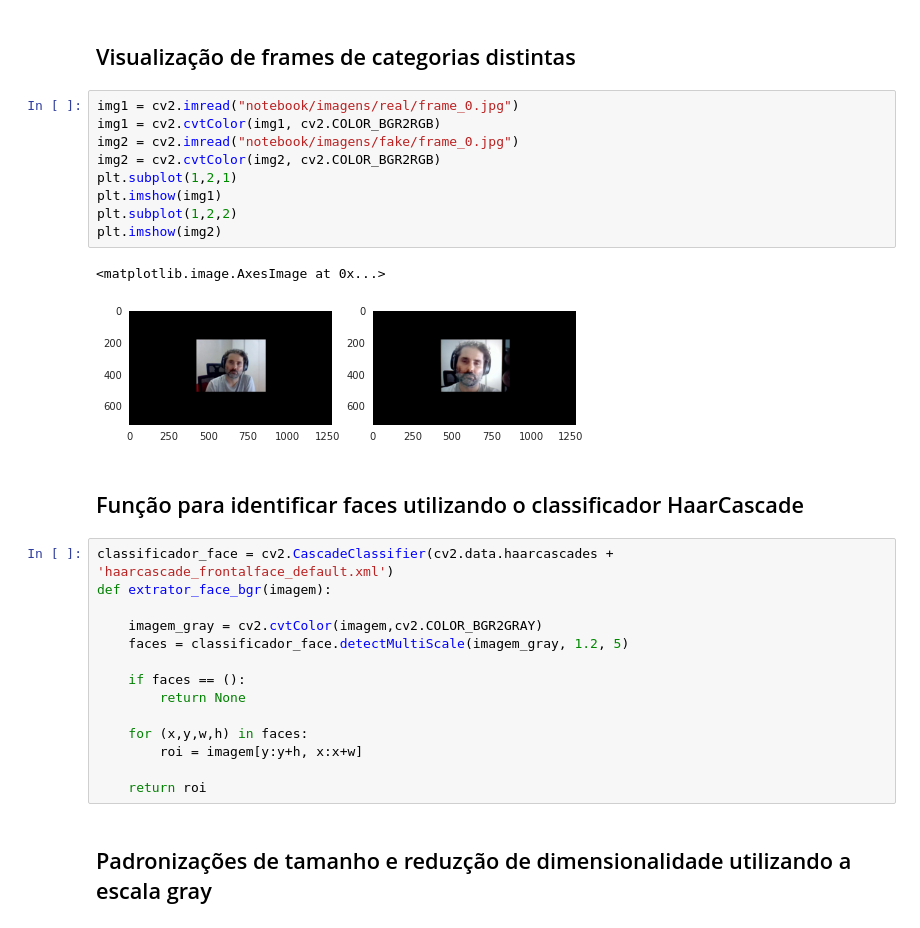
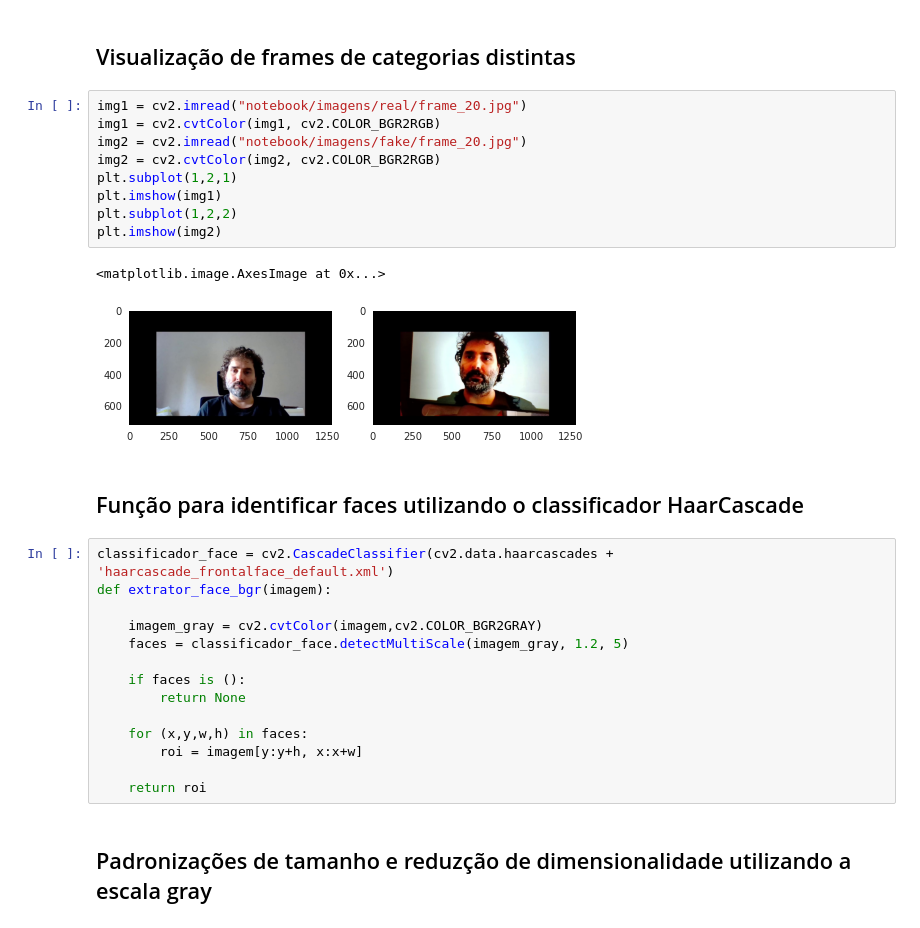
Before and after one commit to michaeldouglas/mba_IA_ML-proj_int-grupo_b, a Jupyter notebook: Python/trabalho_visao_computacional/notebook/deteccao-liveness-notebook.ipynb, the cells around one changed output. Drawn from its saved outputs; the diff is of its cells as text.

```diff
--- a/Python/trabalho_visao_computacional/notebook/deteccao-liveness-notebook.ipynb
+++ b/Python/trabalho_visao_computacional/notebook/deteccao-liveness-notebook.ipynb
@@ -190,17 +276,17 @@ True
 # %% [markdown]
 ## Visualização de frames de categorias distintas
 # %%
-img1 = cv2.imread("notebook/imagens/real/frame_0.jpg")
+img1 = cv2.imread("notebook/imagens/real/frame_20.jpg")
 img1 = cv2.cvtColor(img1, cv2.COLOR_BGR2RGB)
-img2 = cv2.imread("notebook/imagens/fake/frame_0.jpg")
+img2 = cv2.imread("notebook/imagens/fake/frame_20.jpg")
 img2 = cv2.cvtColor(img2, cv2.COLOR_BGR2RGB)
 plt.subplot(1,2,1)
 plt.imshow(img1)
 plt.subplot(1,2,2)
 plt.imshow(img2)
 # %% [output]
 <matplotlib.image.AxesImage at 0x...>
-[figure, old version]
+[figure, new version]
 # %% [markdown]
 ## Função para identificar faces utilizando o classificador HaarCascade
 # %%
@@ -210,7 +296,7 @@ def extrator_face_bgr(imagem):
     imagem_gray = cv2.cvtColor(imagem,cv2.COLOR_BGR2GRAY)
     faces = classificador_face.detectMultiScale(imagem_gray, 1.2, 5)
 
-    if faces == ():
+    if faces is ():
         return None
 
     for (x,y,w,h) in faces:
```
Also changed, not shown: parts of 26 cells of this notebook.
